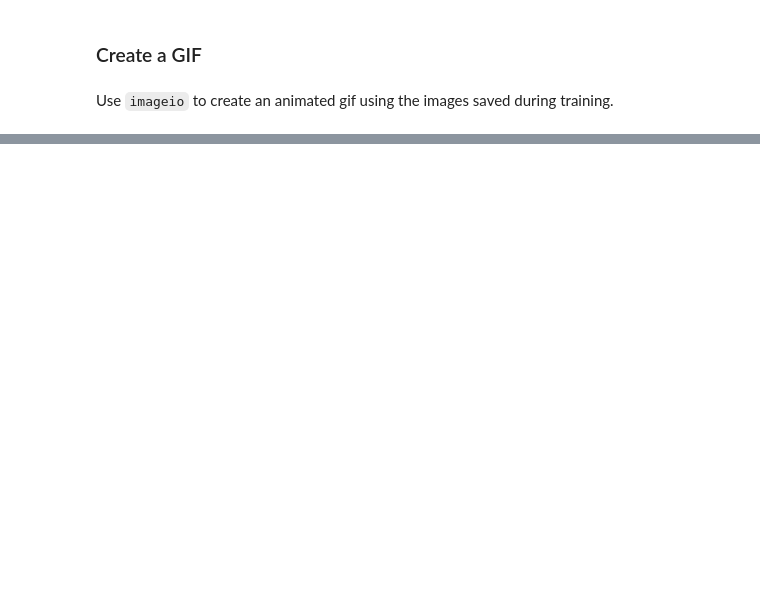
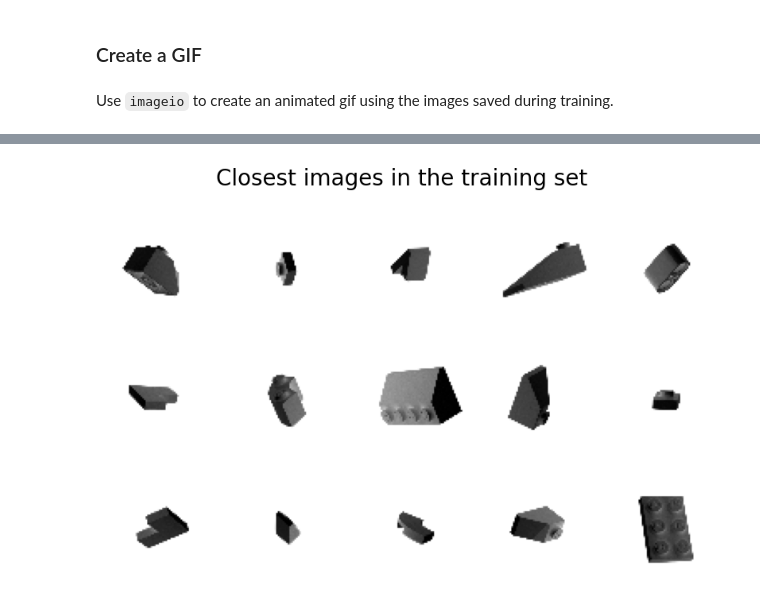
Before and after one commit to Rtniewi/kcwiertniewicz-IDS, a Jupyter notebook: Assignment4_Final.ipynb, the cells around one changed output, grey strips where cells are left out. Saved outputs shown, nothing was run; the diff lists cells and outputs as text; code cells hidden in the pictures; blank space fills up the shorter version.

```diff
--- a/Assignment4_Final.ipynb
+++ b/Assignment4_Final.ipynb
@@ -333,0 +359,3 @@ num_examples_to_generate = 16
+# %%
+def compare_images(img1, img2):
+    return np.mean(np.abs(img1 - img2))
@@ -333,0 +386,21 @@ num_examples_to_generate = 16
+# %%
+fig, axs = plt.subplots(r, c, figsize=(10, 6))
+fig.suptitle("Closest images in the training set", fontsize=20)
+
+cnt = 0
+for i in range(r):
+    for j in range(c):
+        c_diff = 99999
+        c_img = None
+        for k_idx, k in enumerate(all_data):
+            diff = compare_images(gen_imgs[cnt], k)
+            if diff < c_diff:
+                c_img = np.copy(k)
+                c_diff = diff
+        axs[i, j].imshow(c_img, cmap="gray_r")
+        axs[i, j].axis("off")
+        cnt += 1
+
+plt.show()
+# %% [output]
+[figure, added]
```
Also changed, not shown: parts of 17 cells of this notebook.
